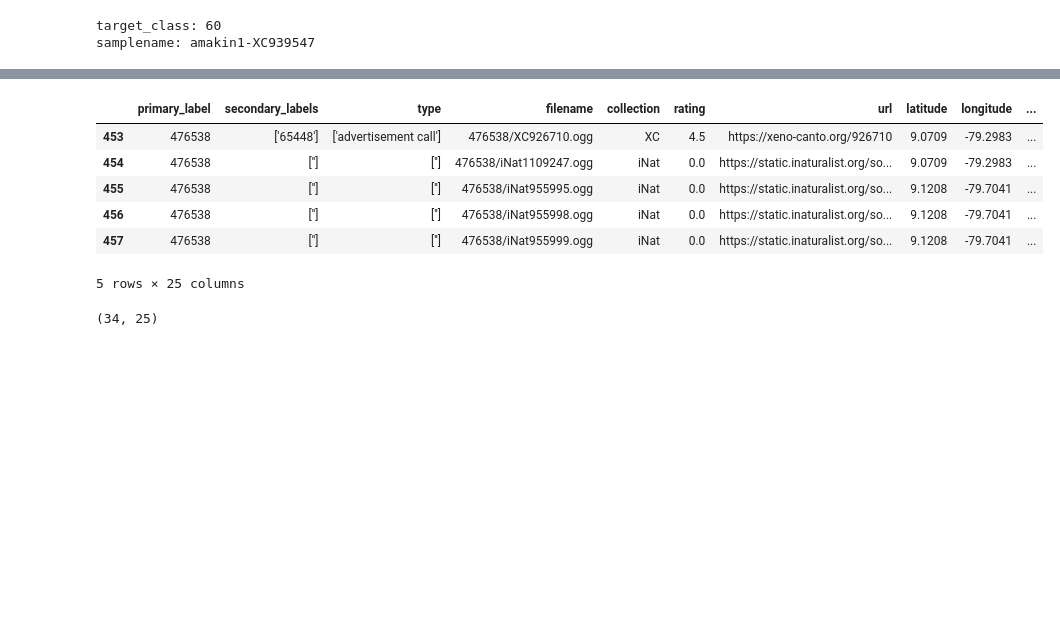
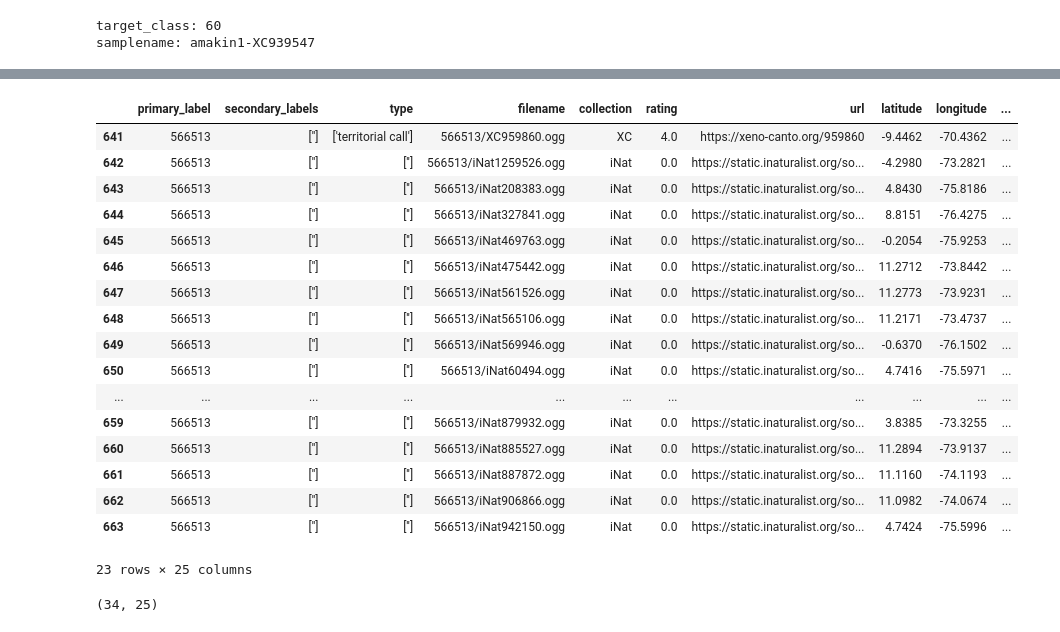
Before and after one commit to junya737/birdclef-2025, a Jupyter notebook: scripts/check_mel_audio.ipynb, the cells around one changed output, grey strips where cells are left out. Cells and saved outputs as stored; diff of their text form; code cells hidden in the pictures; blank space fills up the shorter version.

```diff
--- a/scripts/check_mel_audio.ipynb
+++ b/scripts/check_mel_audio.ipynb
@@ -349,15 +344,26 @@ filename: 555142/iNat761666.ogg
 # 555086/XC892928.ogg 高い 1k以上
 # 555142/iNat761666.ogg 低い 1k以上
 # %%
-working_df[working_df["primary_label"] == "476538"]
+working_df[working_df["primary_label"] == "566513"]
 # %% [output]
 |  | primary_label | secondary_labels | type | filename | collection | rating | url | latitude | longitude | ... |
-| 453 | 476538 | ['65448'] | ['advertisement call'] | 476538/XC926710.ogg | XC | 4.5 | https://xeno-canto.org/926710 | 9.0709 | -79.2983 | ... |
-| 454 | 476538 | [''] | [''] | 476538/iNat1109247.ogg | iNat | 0.0 | https://static.inaturalist.org/so... | 9.0709 | -79.2983 | ... |
-| 455 | 476538 | [''] | [''] | 476538/iNat955995.ogg | iNat | 0.0 | https://static.inaturalist.org/so... | 9.1208 | -79.7041 | ... |
-| 456 | 476538 | [''] | [''] | 476538/iNat955998.ogg | iNat | 0.0 | https://static.inaturalist.org/so... | 9.1208 | -79.7041 | ... |
-| 457 | 476538 | [''] | [''] | 476538/iNat955999.ogg | iNat | 0.0 | https://static.inaturalist.org/so... | 9.1208 | -79.7041 | ... |
+| 641 | 566513 | [''] | ['territorial call'] | 566513/XC959860.ogg | XC | 4.0 | https://xeno-canto.org/959860 | -9.4462 | -70.4362 | ... |
+| 642 | 566513 | [''] | [''] | 566513/iNat1259526.ogg | iNat | 0.0 | https://static.inaturalist.org/so... | -4.2980 | -73.2821 | ... |
+| 643 | 566513 | [''] | [''] | 566513/iNat208383.ogg | iNat | 0.0 | https://static.inaturalist.org/so... | 4.8430 | -75.8186 | ... |
+| 644 | 566513 | [''] | [''] | 566513/iNat327841.ogg | iNat | 0.0 | https://static.inaturalist.org/so... | 8.8151 | -76.4275 | ... |
+| 645 | 566513 | [''] | [''] | 566513/iNat469763.ogg | iNat | 0.0 | https://static.inaturalist.org/so... | -0.2054 | -75.9253 | ... |
+| 646 | 566513 | [''] | [''] | 566513/iNat475442.ogg | iNat | 0.0 | https://static.inaturalist.org/so... | 11.2712 | -73.8442 | ... |
+| 647 | 566513 | [''] | [''] | 566513/iNat561526.ogg | iNat | 0.0 | https://static.inaturalist.org/so... | 11.2773 | -73.9231 | ... |
+| 648 | 566513 | [''] | [''] | 566513/iNat565106.ogg | iNat | 0.0 | https://static.inaturalist.org/so... | 11.2171 | -73.4737 | ... |
+| 649 | 566513 | [''] | [''] | 566513/iNat569946.ogg | iNat | 0.0 | https://static.inaturalist.org/so... | -0.6370 | -76.1502 | ... |
+| 650 | 566513 | [''] | [''] | 566513/iNat60494.ogg | iNat | 0.0 | https://static.inaturalist.org/so... | 4.7416 | -75.5971 | ... |
+| ... | ... | ... | ... | ... | ... | ... | ... | ... | ... | ... |
+| 659 | 566513 | [''] | [''] | 566513/iNat879932.ogg | iNat | 0.0 | https://static.inaturalist.org/so... | 3.8385 | -73.3255 | ... |
+| 660 | 566513 | [''] | [''] | 566513/iNat885527.ogg | iNat | 0.0 | https://static.inaturalist.org/so... | 11.2894 | -73.9137 | ... |
+| 661 | 566513 | [''] | [''] | 566513/iNat887872.ogg | iNat | 0.0 | https://static.inaturalist.org/so... | 11.1160 | -74.1193 | ... |
+| 662 | 566513 | [''] | [''] | 566513/iNat906866.ogg | iNat | 0.0 | https://static.inaturalist.org/so... | 11.0982 | -74.0674 | ... |
+| 663 | 566513 | [''] | [''] | 566513/iNat942150.ogg | iNat | 0.0 | https://static.inaturalist.org/so... | 4.7424 | -75.5996 | ... |
-5 rows × 25 columns
+23 rows × 25 columns
 # %%
 top_samples.shape
 # %% [output]
```
Also changed, not shown: parts of 8 cells of this notebook.
